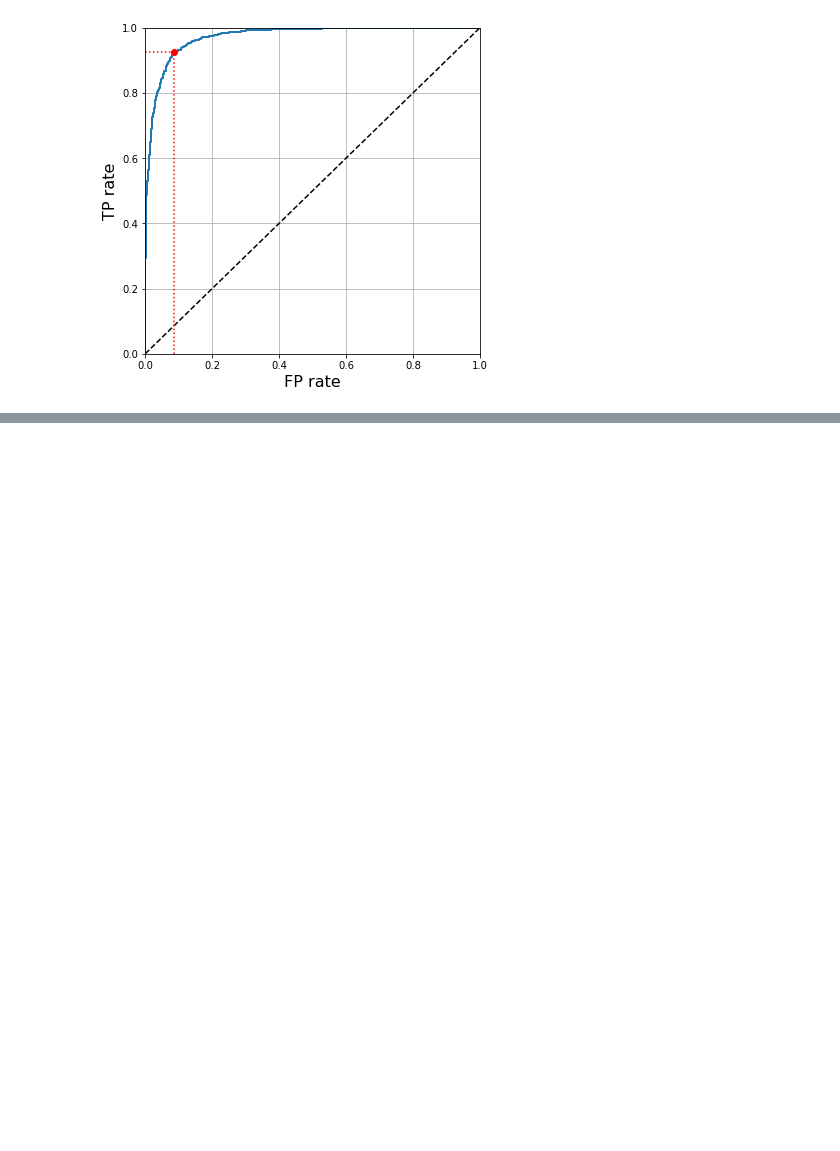
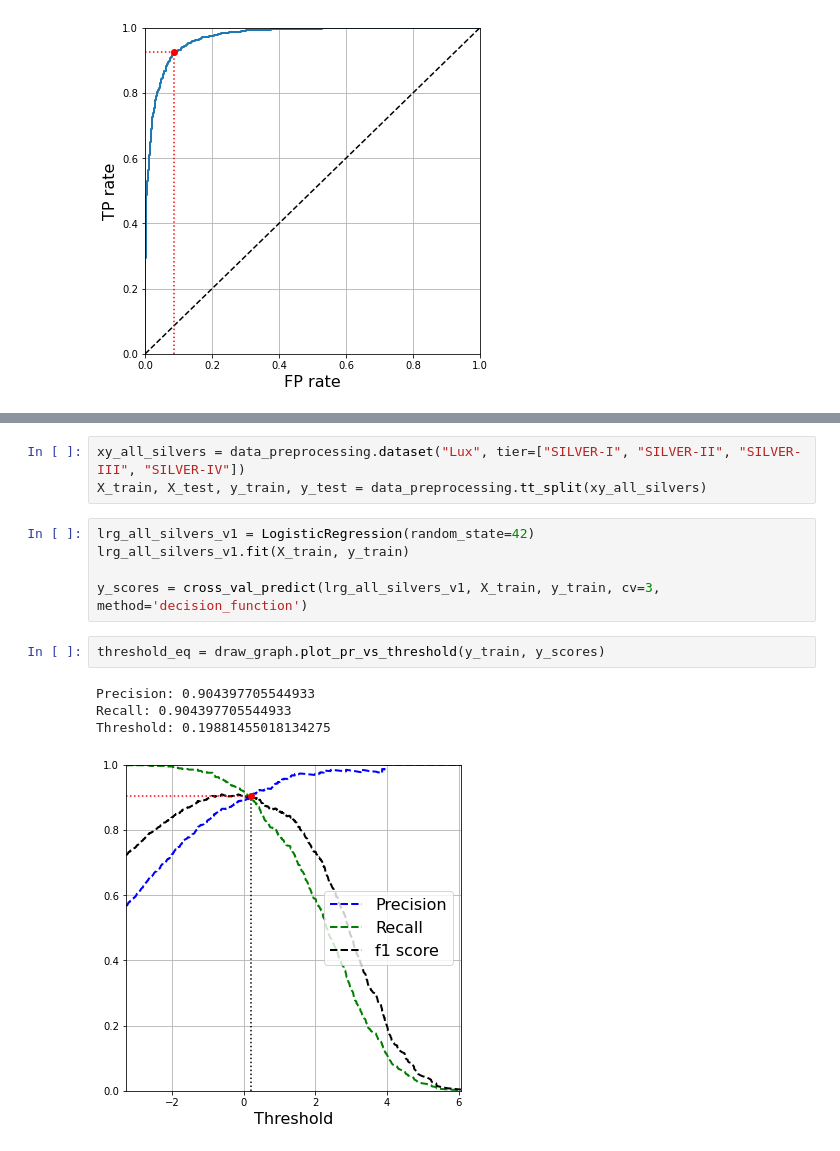
Before and after one commit to sbb2002/Lux_project, a Jupyter notebook: model/make_models.ipynb, the cells around one changed output, grey strips where cells are left out. Saved outputs shown, nothing was run; the diff lists cells and outputs as text; blank space fills up the shorter version.

```diff
--- a/model/make_models.ipynb
+++ b/model/make_models.ipynb
@@ -49,0 +87,15 @@ AUC score: 0.9725698038795738
+# %%
+xy_all_silvers = data_preprocessing.dataset("Lux", tier=["SILVER-I", "SILVER-II", "SILVER-III", "SILVER-IV"])
+X_train, X_test, y_train, y_test = data_preprocessing.tt_split(xy_all_silvers)
+# %%
+lrg_all_silvers_v1 = LogisticRegression(random_state=42)
+lrg_all_silvers_v1.fit(X_train, y_train)
+
+y_scores = cross_val_predict(lrg_all_silvers_v1, X_train, y_train, cv=3, method='decision_function')
+# %%
+threshold_eq = draw_graph.plot_pr_vs_threshold(y_train, y_scores)
+# %% [output]
+Precision: 0.904397705544933
+Recall: 0.904397705544933
+Threshold: 0.19881455018134275
+[figure, added]
```
Also changed, not shown: parts of 56 cells of this notebook, 33 other files.
